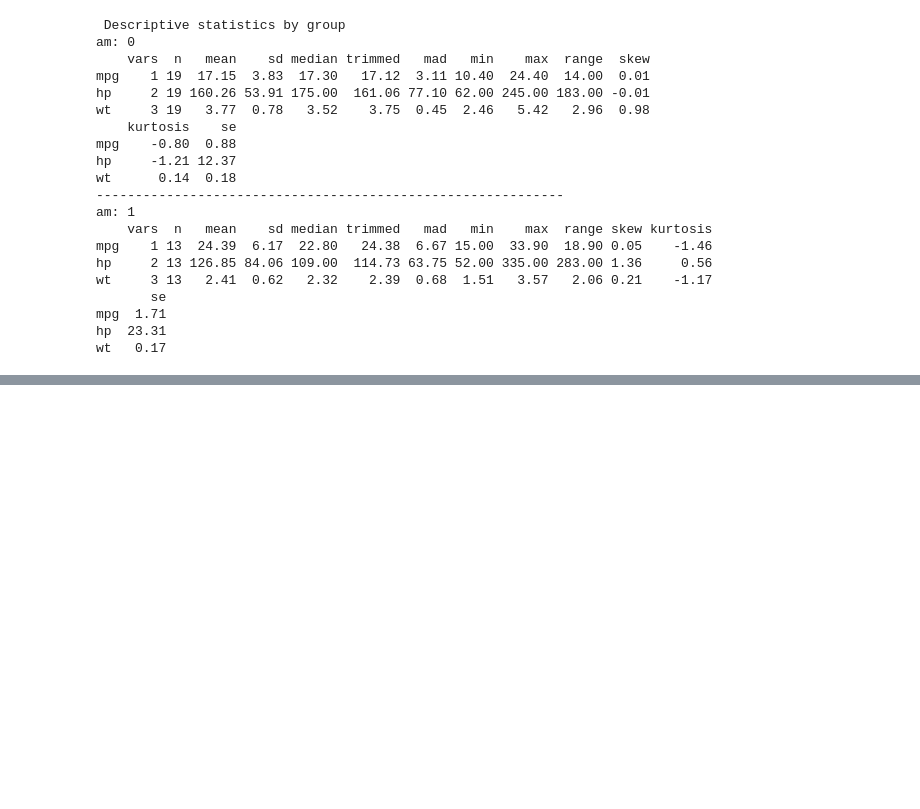
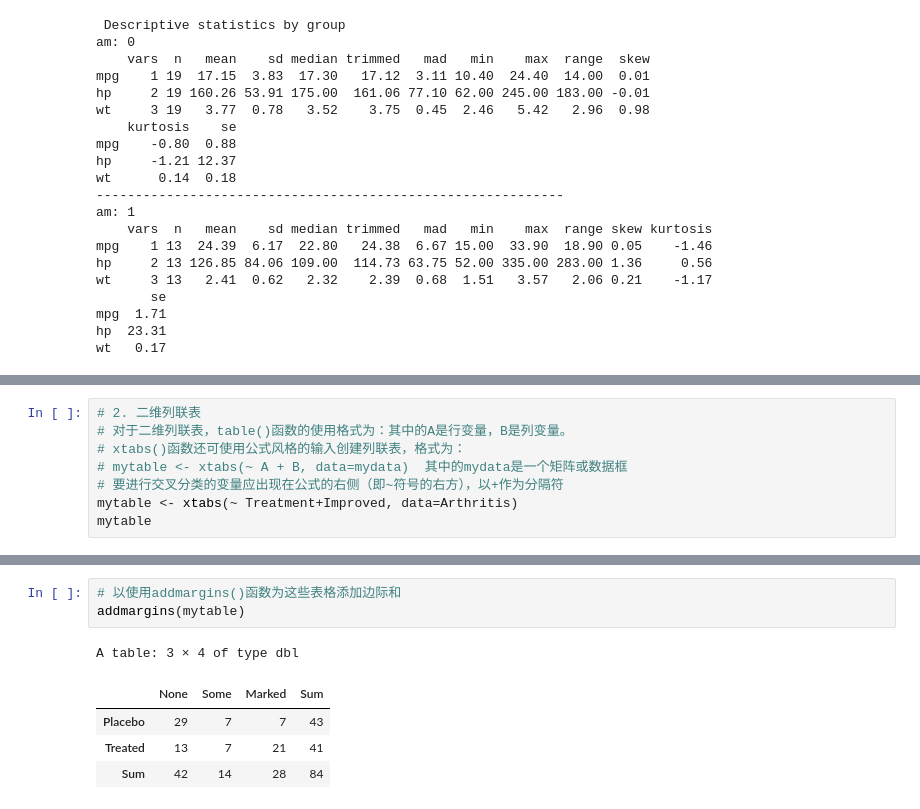
Before and after one commit to ruishuQU/R-IN-ACTION, a Jupyter notebook: code/ch07 基本统计分析.ipynb, the cells around one changed output, grey strips where cells are left out. Drawn from its saved outputs; the diff is of its cells as text; blank space fills up the shorter version.

```diff
--- a/code/ch07 基本统计分析.ipynb
+++ b/code/ch07 基本统计分析.ipynb
@@ -203,0 +268,8 @@ wt   0.17
+# %%
+# 2. 二维列联表
+# 对于二维列联表，table()函数的使用格式为：其中的A是行变量，B是列变量。
+# xtabs()函数还可使用公式风格的输入创建列联表，格式为：
+# mytable <- xtabs(~ A + B, data=mydata)  其中的mydata是一个矩阵或数据框
+# 要进行交叉分类的变量应出现在公式的右侧（即~符号的右方），以+作为分隔符
+mytable <- xtabs(~ Treatment+Improved, data=Arthritis)
+mytable
@@ -203,0 +310,9 @@ wt   0.17
+# %%
+# 以使用addmargins()函数为这些表格添加边际和
+addmargins(mytable)
+# %% [output]
+A table: 3 × 4 of type dbl
+|  | None | Some | Marked | Sum |
+| Placebo | 29 | 7 | 7 | 43 |
+| Treated | 13 | 7 | 21 | 41 |
+| Sum | 42 | 14 | 28 | 84 |
```
Also changed, not shown: parts of 36 cells of this notebook.
